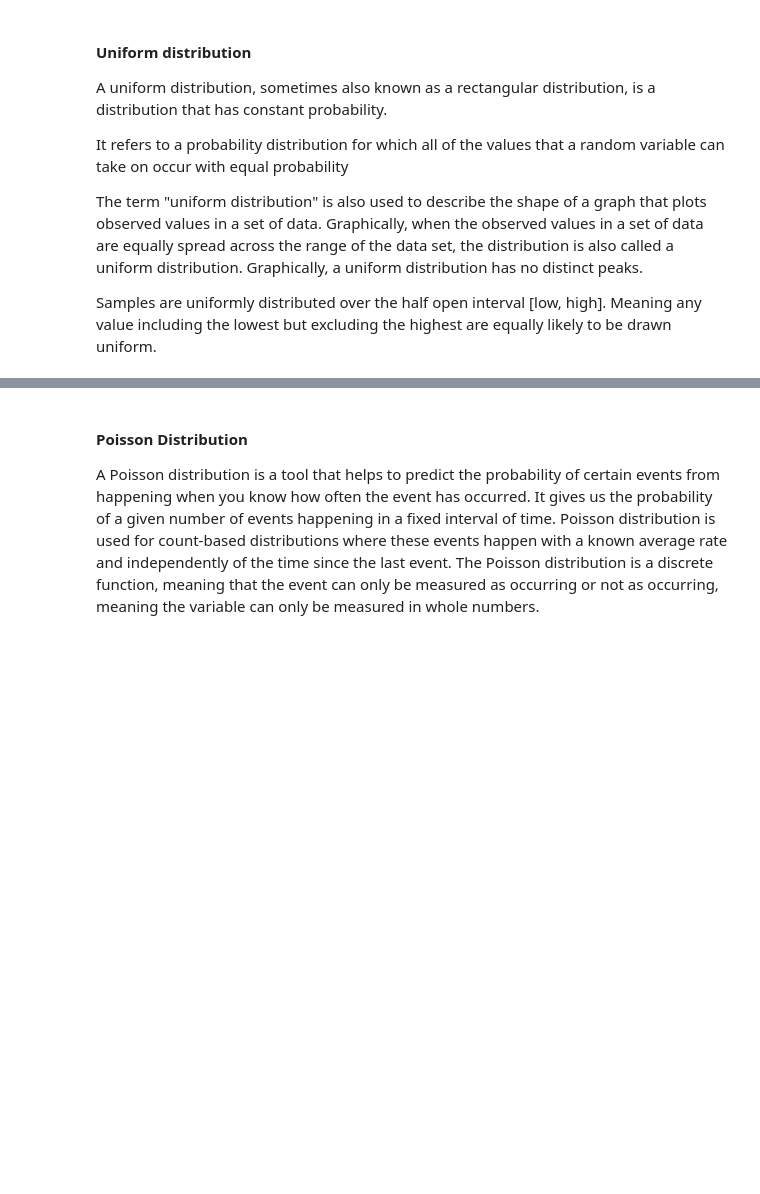
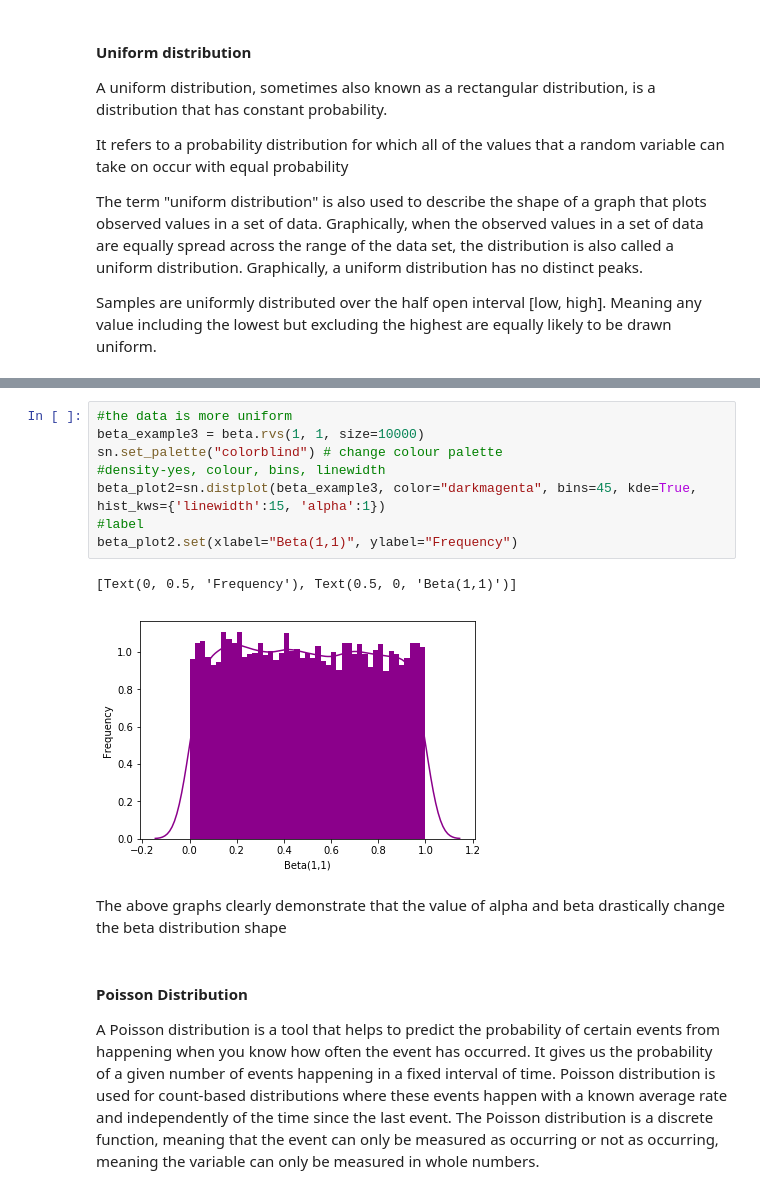
Before and after one commit to kevindooley/programming_DA_project_2019, a Jupyter notebook: numpy_tutorial.ipynb, the cells around one changed output, grey strips where cells are left out. Cells and saved outputs as stored; diff of their text form; blank space fills up the shorter version.

```diff
--- a/numpy_tutorial.ipynb
+++ b/numpy_tutorial.ipynb
@@ -416,3 +470,16 @@ NameError: name 'uniform' is not defined
+# %%
+#the data is more uniform
+beta_example3 = beta.rvs(1, 1, size=10000)
+sn.set_palette("colorblind") # change colour palette
+#density-yes, colour, bins, linewidth
+beta_plot2=sn.distplot(beta_example3, color="darkmagenta", bins=45, kde=True, hist_kws={'linewidth':15, 'alpha':1})
+#label
+beta_plot2.set(xlabel="Beta(1,1)", ylabel="Frequency")
+# %% [output]
+[Text(0, 0.5, 'Frequency'), Text(0.5, 0, 'Beta(1,1)')]
+[figure, added]
+# %% [markdown]
+The above graphs clearly demonstrate that the value of alpha and beta drastically change the beta distribution shape
 # %% [markdown]
 #### Poisson Distribution
 
```
Also changed, not shown: parts of 23 cells of this notebook.
